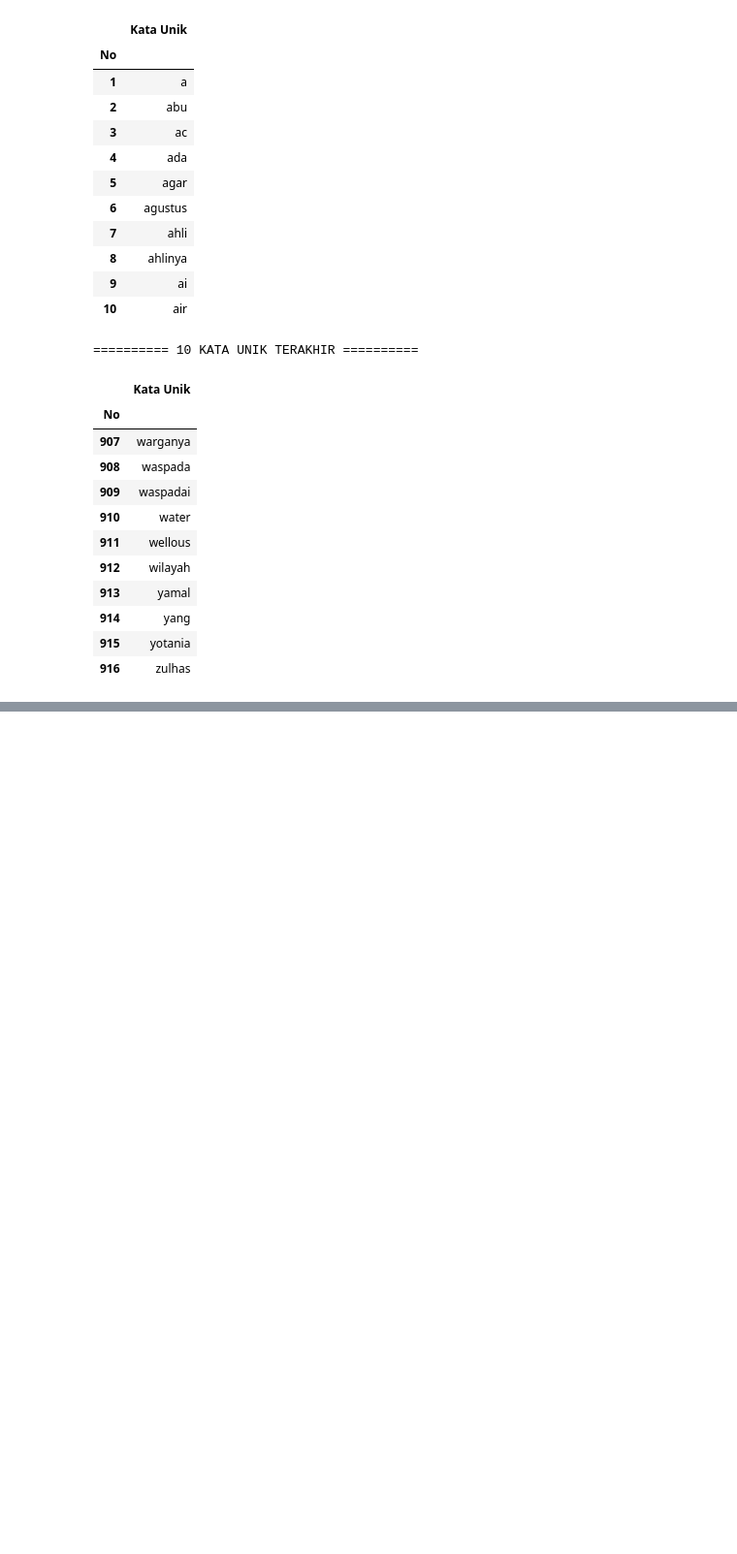
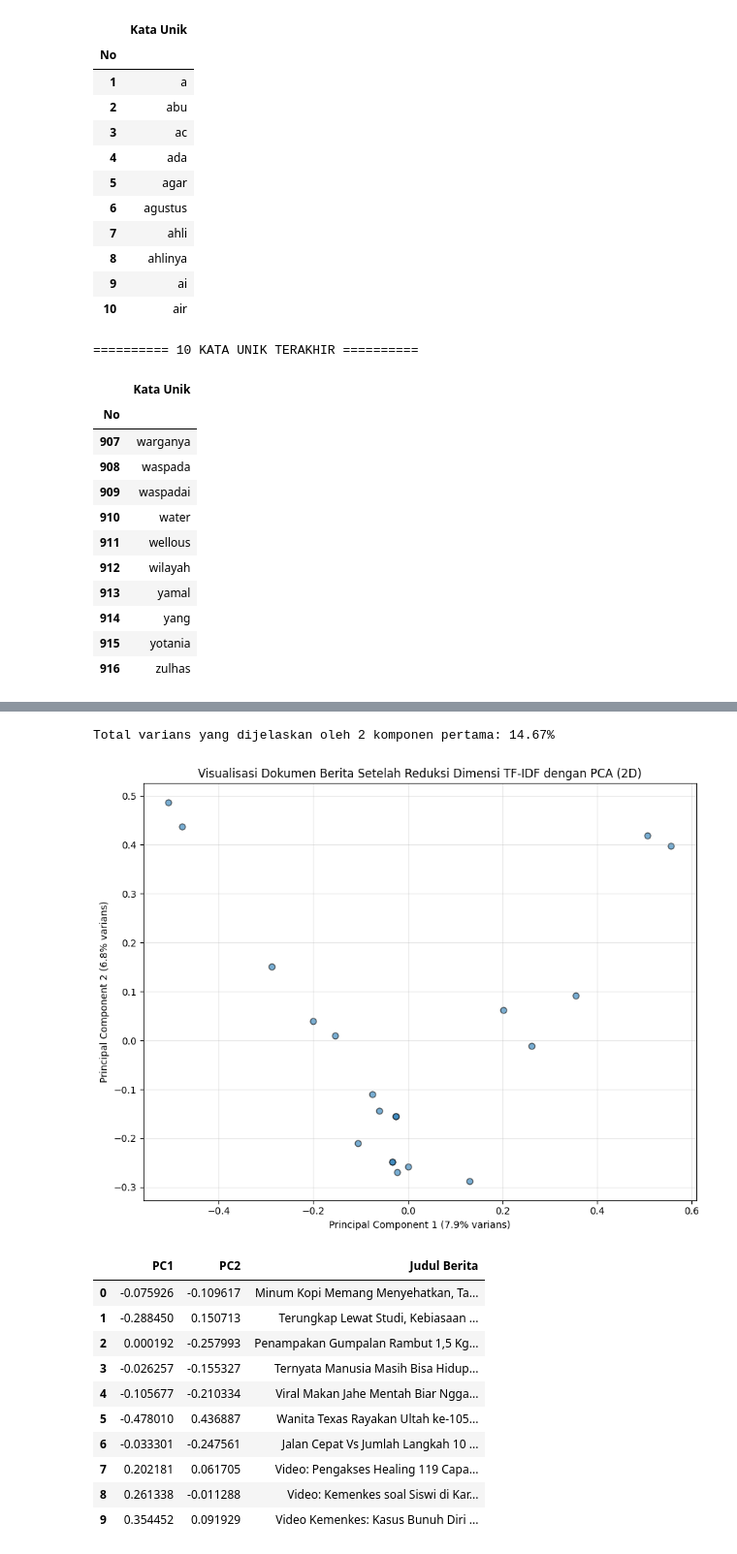
Before and after one commit to chakko-183/PPW, a Jupyter notebook: ppw/crawlingdata.ipynb, the cells around one changed output, grey strips where cells are left out. Shown at 97% size. Drawn from its saved outputs; the diff is of its cells as text; code cells hidden in the pictures; blank space fills up the shorter version.

```diff
--- a/ppw/crawlingdata.ipynb
+++ b/ppw/crawlingdata.ipynb
@@ -403,0 +539,23 @@ Jumlah seluruh kata unik: 916
+# %%
+from sklearn.feature_extraction.text import CountVectorizer
+
+corpus = df_berita['teks_bersih'].tolist()
+
+# Gunakan CountVectorizer hanya untuk mengekstrak vocabulary (kata unik) dari korpus
+vectorizer_vocab = CountVectorizer()
+vectorizer_vocab.fit(corpus)
+
+vocabulary = vectorizer_vocab.get_feature_names_out()
+
+print("Jumlah dokumen (korpus):", len(corpus))
+print("Jumlah seluruh kata unik (ukuran vocabulary):", len(vocabulary))
+
+df_vocab = pd.DataFrame({'Kata Unik': vocabulary})
+df_vocab.index = range(1, len(df_vocab) + 1)
+df_vocab.index.name = 'No'
+
+print("\n========== 10 KATA UNIK PERTAMA (hasil preprocessing) ==========")
+display(df_vocab.head(10))
+
+print("\n========== 10 KATA UNIK TERAKHIR (hasil preprocessing) ==========")
+display(df_vocab.tail(10))
@@ -403,0 +696,36 @@ Jumlah seluruh kata unik: 916
+# %%
+# --- 4.2 Reduksi ke 2 Dimensi untuk Visualisasi ---
+pca_2d = PCA(n_components=2, random_state=42)
+tfidf_pca_2d = pca_2d.fit_transform(tfidf_dense)
+
+df_pca_2d = pd.DataFrame(tfidf_pca_2d, columns=['PC1', 'PC2'])
+df_pca_2d['Judul Berita'] = df_berita['Judul Berita'].values
+
+print("Total varians yang dijelaskan oleh 2 komponen pertama: {:.2f}%".format(
+    100 * pca_2d.explained_variance_ratio_.sum()
+))
+
+plt.figure(figsize=(9, 7))
+plt.scatter(df_pca_2d['PC1'], df_pca_2d['PC2'], alpha=0.6, edgecolor='k', s=40)
+plt.xlabel(f'Principal Component 1 ({pca_2d.explained_variance_ratio_[0]*100:.1f}% varians)')
+plt.ylabel(f'Principal Component 2 ({pca_2d.explained_variance_ratio_[1]*100:.1f}% varians)')
+plt.title('Visualisasi Dokumen Berita Setelah Reduksi Dimensi TF-IDF dengan PCA (2D)')
+plt.grid(alpha=0.3)
+plt.tight_layout()
+plt.show()
+
+df_pca_2d.head(10)
+# %% [output]
+Total varians yang dijelaskan oleh 2 komponen pertama: 14.67%
+[figure, added]
+|  | PC1 | PC2 | Judul Berita |
+| 0 | -0.075926 | -0.109617 | Minum Kopi Memang Menyehatkan, Ta... |
+| 1 | -0.288450 | 0.150713 | Terungkap Lewat Studi, Kebiasaan ... |
+| 2 | 0.000192 | -0.257993 | Penampakan Gumpalan Rambut 1,5 Kg... |
+| 3 | -0.026257 | -0.155327 | Ternyata Manusia Masih Bisa Hidup... |
+| 4 | -0.105677 | -0.210334 | Viral Makan Jahe Mentah Biar Ngga... |
+| 5 | -0.478010 | 0.436887 | Wanita Texas Rayakan Ultah ke-105... |
+| 6 | -0.033301 | -0.247561 | Jalan Cepat Vs Jumlah Langkah 10 ... |
+| 7 | 0.202181 | 0.061705 | Video: Pengakses Healing 119 Capa... |
+| 8 | 0.261338 | -0.011288 | Video: Kemenkes soal Siswi di Kar... |
+| 9 | 0.354452 | 0.091929 | Video Kemenkes: Kasus Bunuh Diri ... |
```
Also changed, not shown: parts of 11 cells of this notebook.
